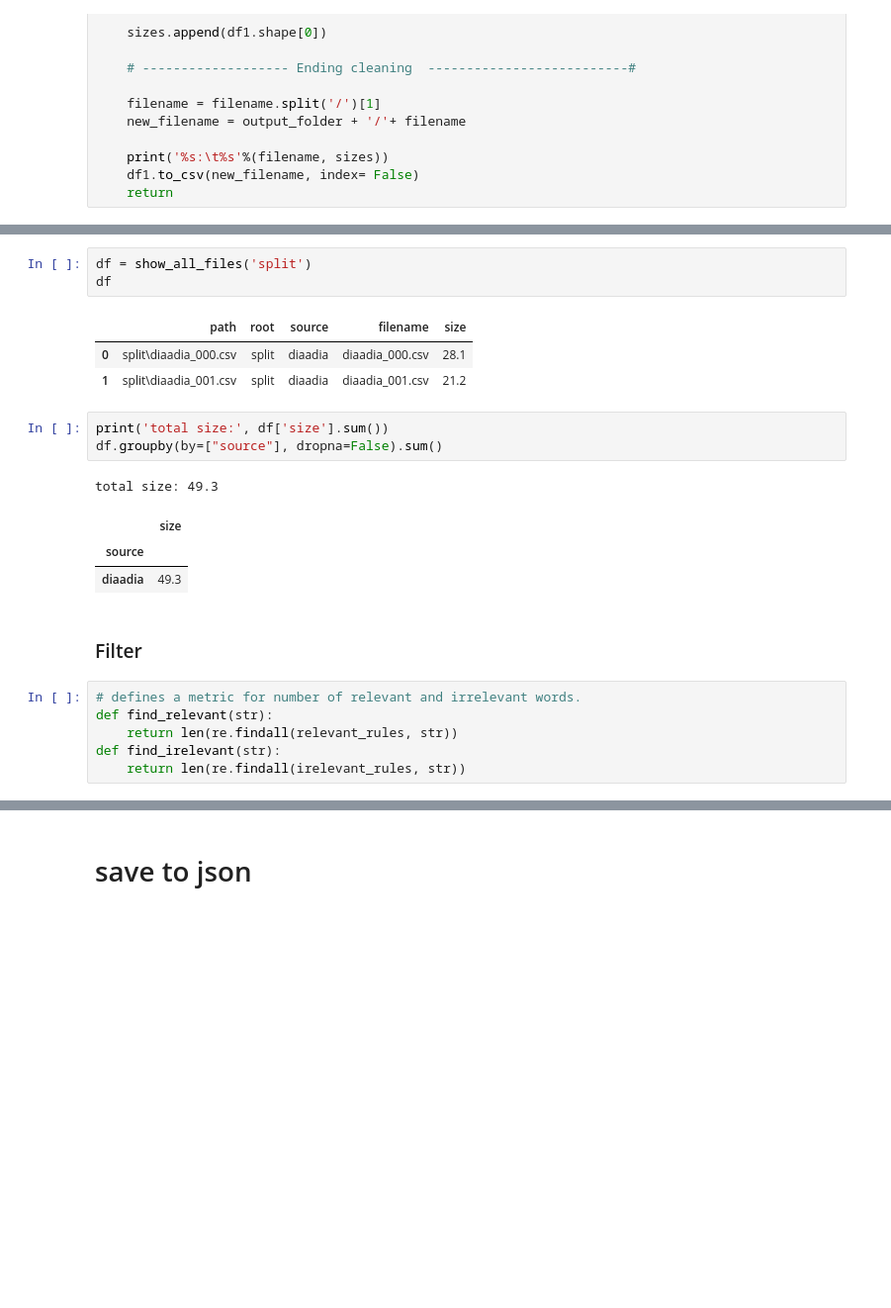
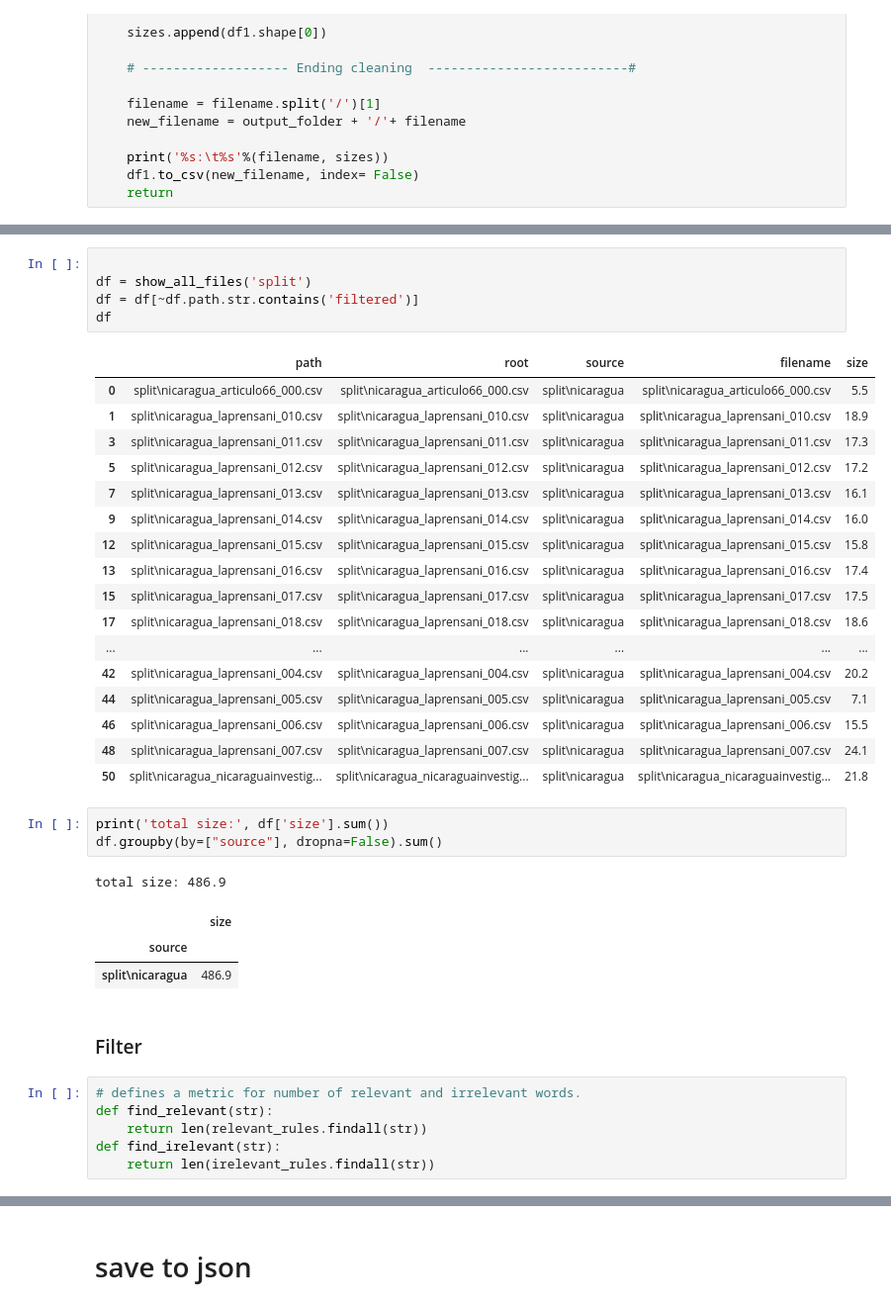
Before and after one commit to Zwd798/conflibert-spanish, a Jupyter notebook: Filter/PanamaProcess.ipynb, the cells around one changed output, grey strips where cells are left out. Shown at 99% size. Saved outputs shown, nothing was run; the diff lists cells and outputs as text; blank space fills up the shorter version.

Commit message:
Pandarallel and Regex Optimization
Added support for pandarallel on the filter, as well as optimized the regex code to make it run 5 times as fast, with some more items being filtered out.

```diff
--- a/Filter/PanamaProcess.ipynb
+++ b/Filter/PanamaProcess.ipynb
@@ -308,26 +417,42 @@ diaadia_001.csv:        [10856, 10768]
 # %%
+
 df = show_all_files('split')
+df = df[~df.path.str.contains('filtered')]
 df
 # %% [output]
 |  | path | root | source | filename | size |
-| 0 | split\diaadia_000.csv | split | diaadia | diaadia_000.csv | 28.1 |
-| 1 | split\diaadia_001.csv | split | diaadia | diaadia_001.csv | 21.2 |
+| 0 | split\nicaragua_articulo66_000.csv | split\nicaragua_articulo66_000.csv | split\nicaragua | split\nicaragua_articulo66_000.csv | 5.5 |
+| 1 | split\nicaragua_laprensani_010.csv | split\nicaragua_laprensani_010.csv | split\nicaragua | split\nicaragua_laprensani_010.csv | 18.9 |
+| 3 | split\nicaragua_laprensani_011.csv | split\nicaragua_laprensani_011.csv | split\nicaragua | split\nicaragua_laprensani_011.csv | 17.3 |
+| 5 | split\nicaragua_laprensani_012.csv | split\nicaragua_laprensani_012.csv | split\nicaragua | split\nicaragua_laprensani_012.csv | 17.2 |
+| 7 | split\nicaragua_laprensani_013.csv | split\nicaragua_laprensani_013.csv | split\nicaragua | split\nicaragua_laprensani_013.csv | 16.1 |
+| 9 | split\nicaragua_laprensani_014.csv | split\nicaragua_laprensani_014.csv | split\nicaragua | split\nicaragua_laprensani_014.csv | 16.0 |
+| 12 | split\nicaragua_laprensani_015.csv | split\nicaragua_laprensani_015.csv | split\nicaragua | split\nicaragua_laprensani_015.csv | 15.8 |
+| 13 | split\nicaragua_laprensani_016.csv | split\nicaragua_laprensani_016.csv | split\nicaragua | split\nicaragua_laprensani_016.csv | 17.4 |
+| 15 | split\nicaragua_laprensani_017.csv | split\nicaragua_laprensani_017.csv | split\nicaragua | split\nicaragua_laprensani_017.csv | 17.5 |
+| 17 | split\nicaragua_laprensani_018.csv | split\nicaragua_laprensani_018.csv | split\nicaragua | split\nicaragua_laprensani_018.csv | 18.6 |
+| ... | ... | ... | ... | ... | ... |
+| 42 | split\nicaragua_laprensani_004.csv | split\nicaragua_laprensani_004.csv | split\nicaragua | split\nicaragua_laprensani_004.csv | 20.2 |
+| 44 | split\nicaragua_laprensani_005.csv | split\nicaragua_laprensani_005.csv | split\nicaragua | split\nicaragua_laprensani_005.csv | 7.1 |
+| 46 | split\nicaragua_laprensani_006.csv | split\nicaragua_laprensani_006.csv | split\nicaragua | split\nicaragua_laprensani_006.csv | 15.5 |
+| 48 | split\nicaragua_laprensani_007.csv | split\nicaragua_laprensani_007.csv | split\nicaragua | split\nicaragua_laprensani_007.csv | 24.1 |
+| 50 | split\nicaragua_nicaraguainvestig... | split\nicaragua_nicaraguainvestig... | split\nicaragua | split\nicaragua_nicaraguainvestig... | 21.8 |
 # %%
 print('total size:', df['size'].sum())
 df.groupby(by=["source"], dropna=False).sum()
 # %% [output]
-total size: 49.3
+total size: 486.9
 |  | size |
 | source |  |
-| diaadia | 49.3 |
+| split\nicaragua | 486.9 |
 # %% [markdown]
 ### Filter
 # %%
 # defines a metric for number of relevant and irrelevant words.
 def find_relevant(str):
-    return len(re.findall(relevant_rules, str))
+    return len(relevant_rules.findall(str))
 def find_irelevant(str):
-    return len(re.findall(irelevant_rules, str))
+    return len(irelevant_rules.findall(str))
 # %%
 # find_relevant = lambda x: Counter(relevant_rules.findall(x.lower()))
 # find_exclude = lambda x: Counter(irelevant_rules.findall(x.lower()))
```
Also changed, not shown: parts of 12 cells of this notebook, 1 other file.
